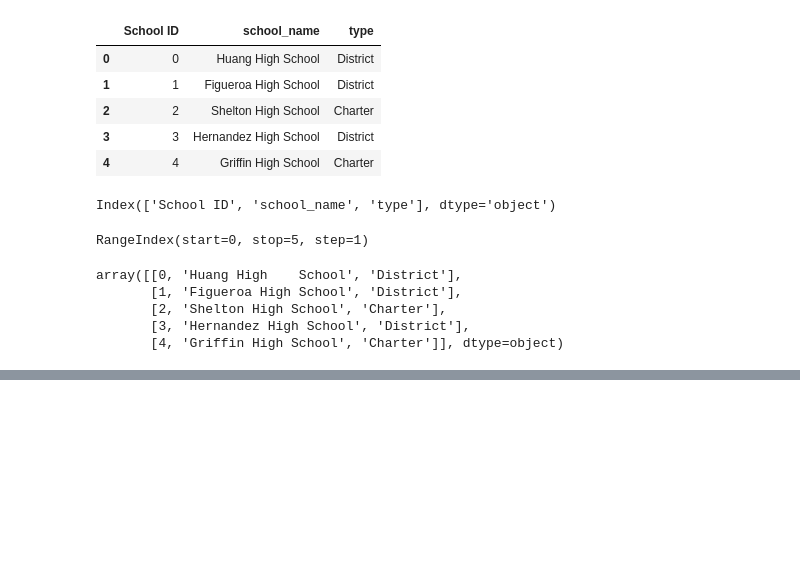
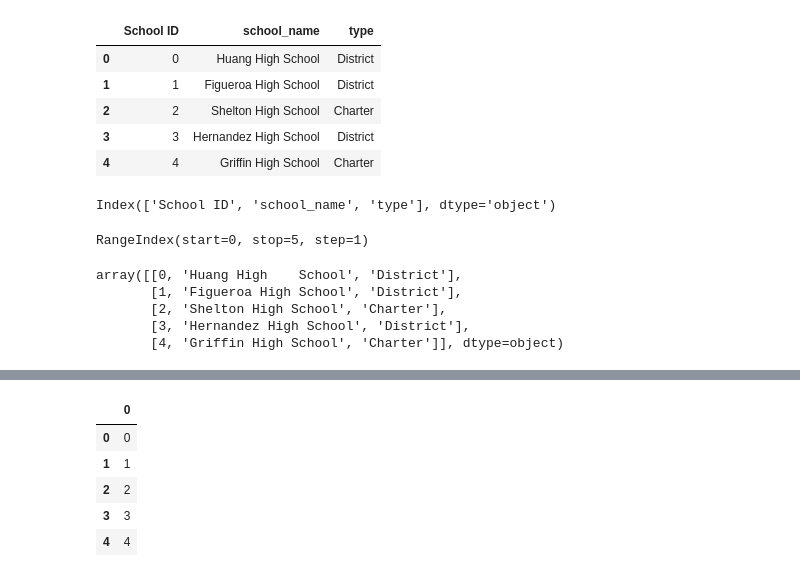
Before and after one commit to rajathnarasimha316/Module4_PySchools, a Jupyter notebook: pandas_practice.ipynb, the cells around one changed output, grey strips where cells are left out. Drawn from its saved outputs; the diff is of its cells as text; code cells hidden in the pictures; blank space fills up the shorter version.

Commit message:
cleaning student data

```diff
--- a/pandas_practice.ipynb
+++ b/pandas_practice.ipynb
@@ -433,0 +508,18 @@ array([[0, 'Huang High    School', 'District'],
+# %%
+school_id = [0, 1, 2, 3, 4]
+
+school_name = ["Huang High School", "Figueroa High School",
+"Shelton High School", "Hernandez High School","Griffin High School"]
+
+type_of_school = ["District", "District", "Charter", "District","Charter"]
+# %%
+school_df = pd.DataFrame(school_id)
+# %%
+school_df
+# %% [output]
+|  | 0 |
+| 0 | 0 |
+| 1 | 1 |
+| 2 | 2 |
+| 3 | 3 |
+| 4 | 4 |
```
Also changed, not shown: parts of 15 cells of this notebook.
